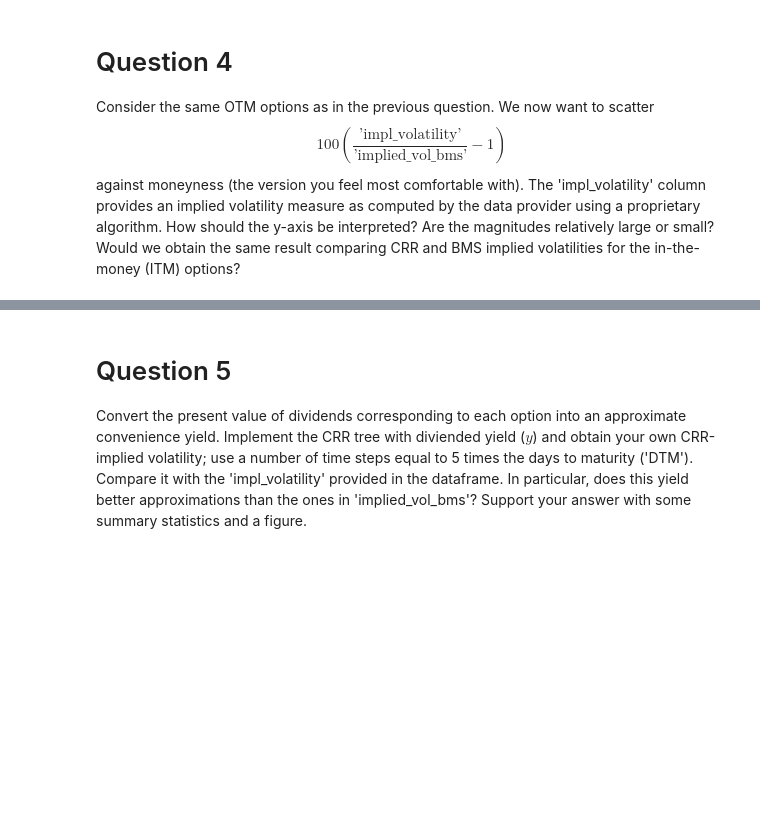
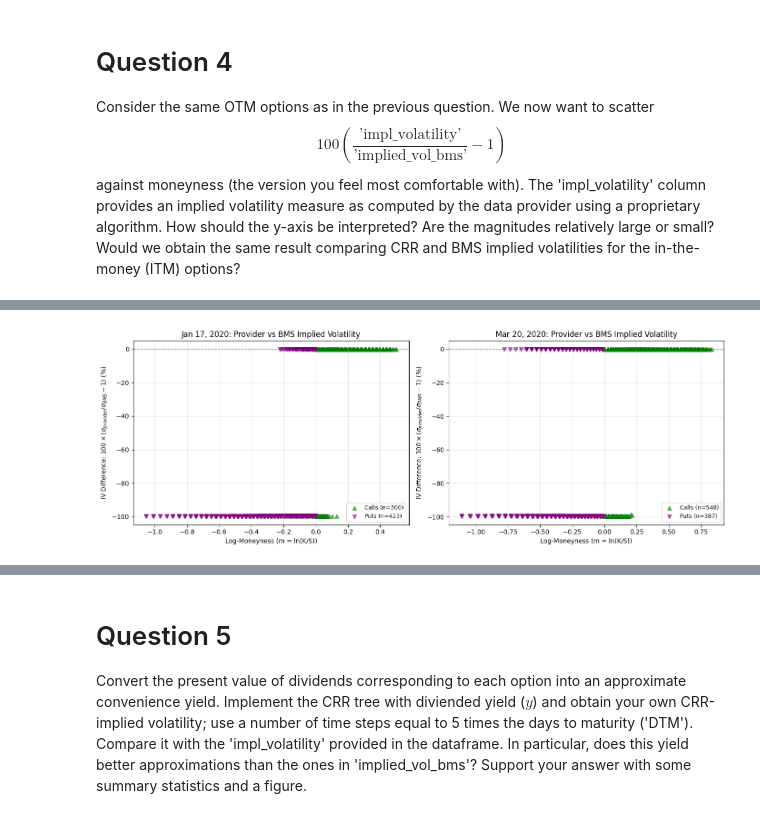
Before and after one commit to Logangeff/Derivatives-TP1, a Jupyter notebook: 202510-assignment1-en.ipynb, the cells around one changed output, grey strips where cells are left out. Cells and saved outputs as stored; diff of their text form; code cells hidden in the pictures; blank space fills up the shorter version.

```diff
--- a/202510-assignment1-en.ipynb
+++ b/202510-assignment1-en.ipynb
@@ -541,0 +295,72 @@ Mar 20, 2020:
+# %%
+################
+## Q4: Provider IV vs BMS IV ##
+################
+
+# Use OTM options from Question 3 with calculated BMS IVs
+q4_data = otm_options.dropna(subset=['bms_iv']).copy()
+
+# Calculate percentage difference: 100 * (impl_vol / bms_iv - 1)
+q4_data['iv_pct_diff'] = 100 * (q4_data['impl_volatility'] / q4_data['bms_iv'] - 1)
+
+# Create comparison plot by date and moneyness type
+fig, axes = plt.subplots(1, 2, figsize=(14, 5))
+
+for idx, date in enumerate([dt.date(2020, 1, 17), dt.date(2020, 3, 20)]):
+    date_subset = q4_data[q4_data['date'] == date]
+
+    # Separate calls and puts for visual distinction
+    calls_data = date_subset[date_subset['cp_flag'] == 'C']
+    puts_data = date_subset[date_subset['cp_flag'] == 'P']
+
+    ax = axes[idx]
+
+    # Scatter calls and puts separately
+    ax.scatter(calls_data['log_moneyness'], calls_data['iv_pct_diff'],
+              c='green', marker='^', alpha=0.6, s=40, label=f'Calls (n={len(calls_data)})')
+    ax.scatter(puts_data['log_moneyness'], puts_data['iv_pct_diff'],
+              c='purple', marker='v', alpha=0.6, s=40, label=f'Puts (n={len(puts_data)})')
+
+    ax.axhline(y=0, color='black', linestyle='--', linewidth=1, alpha=0.5)
+    ax.set_xlabel('Log-Moneyness (m = ln(K/S))')
+    ax.set_ylabel('IV Difference: $100 \\times (\\sigma_{provider} / \\sigma_{BMS} - 1)$ (%)')
+
+    date_label = 'Jan 17, 2020' if date == dt.date(2020, 1, 17) else 'Mar 20, 2020'
+    ax.set_title(f'{date_label}: Provider vs BMS Implied Volatility')
+    ax.legend(fontsize=9)
+    ax.grid(True, alpha=0.3)
+
+plt.tight_layout()
+plt.show()
+
+# Print summary statistics for interpretation
+print("\n" + "="*70)
+print("QUESTION 4: PROVIDER IV vs BMS IV COMPARISON")
+print("="*70)
+
+for date, label in [(dt.date(2020, 1, 17), "January 17, 2020 (Pre-COVID)"),
+                    (dt.date(2020, 3, 20), "March 20, 2020 (COVID Crisis)")]:
+    date_subset = q4_data[q4_data['date'] == date]
+
+    print(f"\n{label}:")
+    print(f"  Sample size: {len(date_subset)} OTM options")
+    print(f"  IV difference statistics:")
+    print(f"    Mean:   {date_subset['iv_pct_diff'].mean():+7.2f}%")
+    print(f"    Median: {date_subset['iv_pct_diff'].median():+7.2f}%")
+    print(f"    Std:    {date_subset['iv_pct_diff'].std():7.2f}%")
+    print(f"    Min:    {date_subset['iv_pct_diff'].min():+7.2f}%")
+    print(f"    Max:    {date_subset['iv_pct_diff'].max():+7.2f}%")
+
+    # Count options by size of difference
+    small_diff = (date_subset['iv_pct_diff'].abs() <= 5).sum()
+    medium_diff = ((date_subset['iv_pct_diff'].abs() > 5) & (date_subset['iv_pct_diff'].abs() <= 10)).sum()
+    large_diff = (date_subset['iv_pct_diff'].abs() > 10).sum()
+
+    print(f"\n  Distribution of |differences|:")
+    print(f"    |Δ| ≤ 5%:     {small_diff:3d} options ({100*small_diff/len(date_subset):5.1f}%)")
+    print(f"    5% < |Δ| ≤ 10%: {medium_diff:3d} options ({100*medium_diff/len(date_subset):5.1f}%)")
+    print(f"    |Δ| > 10%:     {large_diff:3d} options ({100*large_diff/len(date_subset):5.1f}%)")
+
+print("\n" + "="*70)
+# %% [output]
+[figure, added]
```
Also changed, not shown: parts of 11 cells of this notebook, 5 other files.
